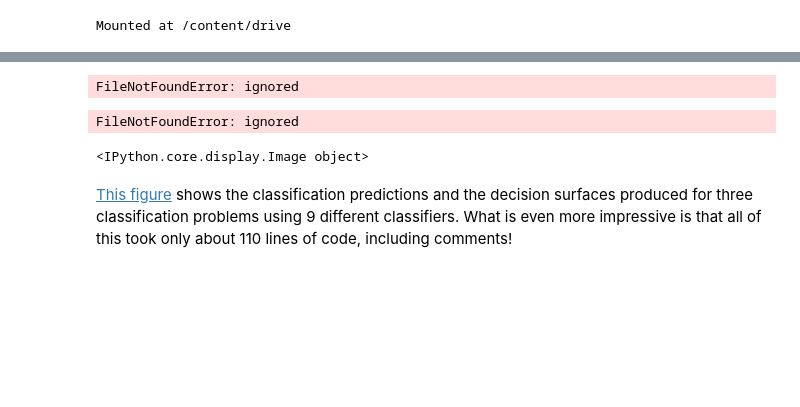
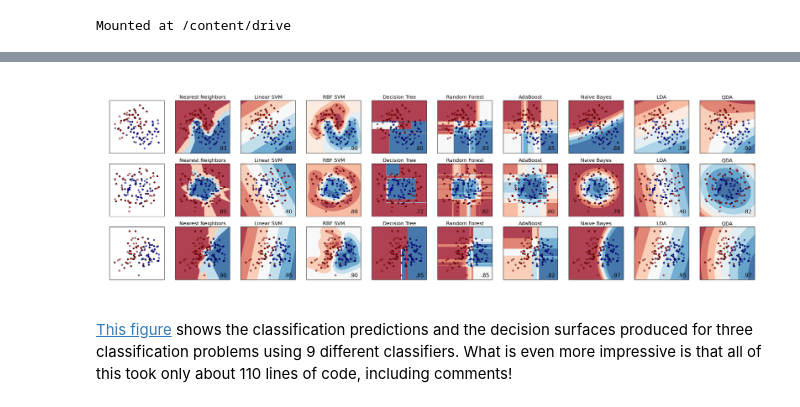
Before and after one commit to hsgarciad/open-geo-tutorial, a Jupyter notebook: Python/chapters/chapter_5_classification.ipynb, the cells around one changed output, grey strips where cells are left out. Cells and saved outputs as stored; diff of their text form; code cells hidden in the pictures; blank space fills up the shorter version.

```diff
--- a/Python/chapters/chapter_5_classification.ipynb
+++ b/Python/chapters/chapter_5_classification.ipynb
@@ -44,11 +53,9 @@ open-geo-tutorial  sample_data
 # %%
 from IPython.display import Image
-img = Image('http://scikit-learn.org/stable/_images/plot_classifier_comparison_001.png')
+img = Image('http://scikit-learn.org/0.15/_images/plot_classifier_comparison_0011.png')
 img
 # %% [output]
-FileNotFoundError: ignored
-FileNotFoundError: ignored
-<IPython.core.display.Image object>
+[figure, added]
 # %% [markdown]
 [This figure](http://scikit-learn.org/stable/auto_examples/plot_classifier_comparison.html) shows the classification predictions and the decision surfaces produced for three classification problems using 9 different classifiers. What is even more impressive is that all of this took only about 110 lines of code, including comments!
 # %% [markdown]
```
Also changed, not shown: parts of 8 cells of this notebook.
